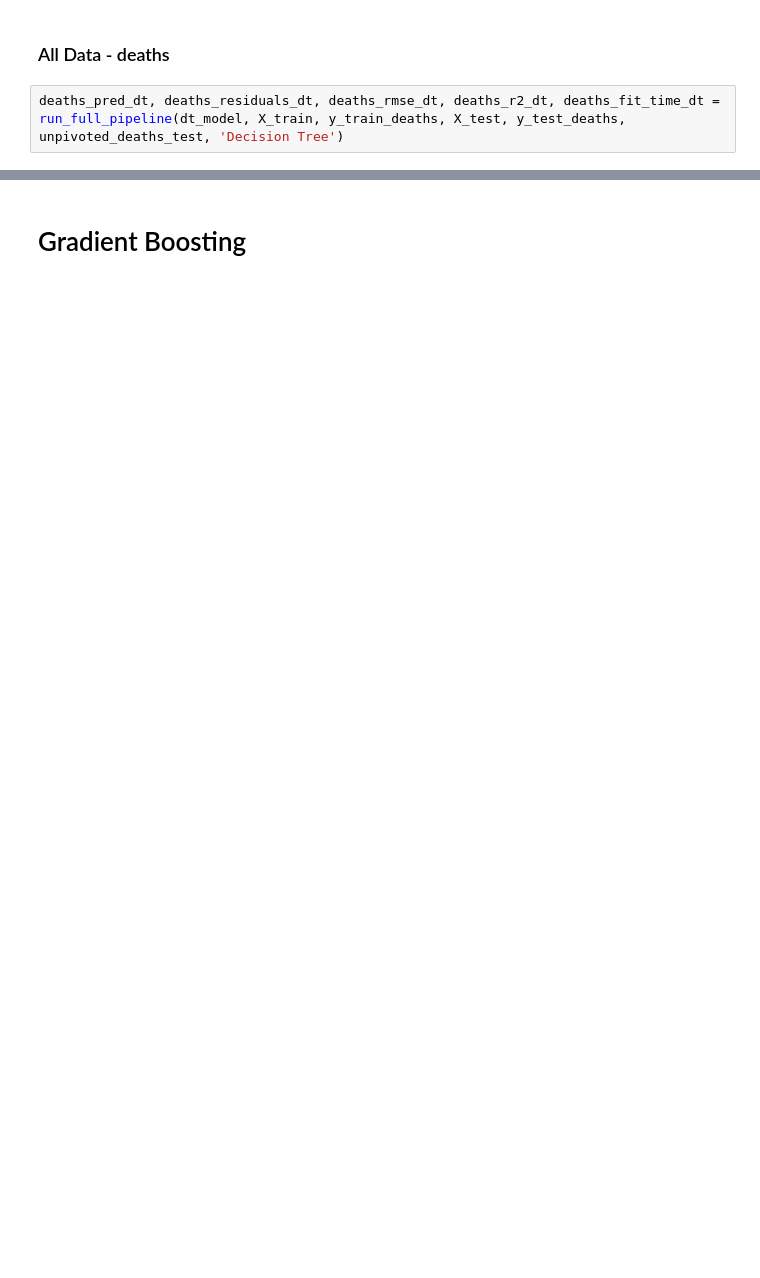
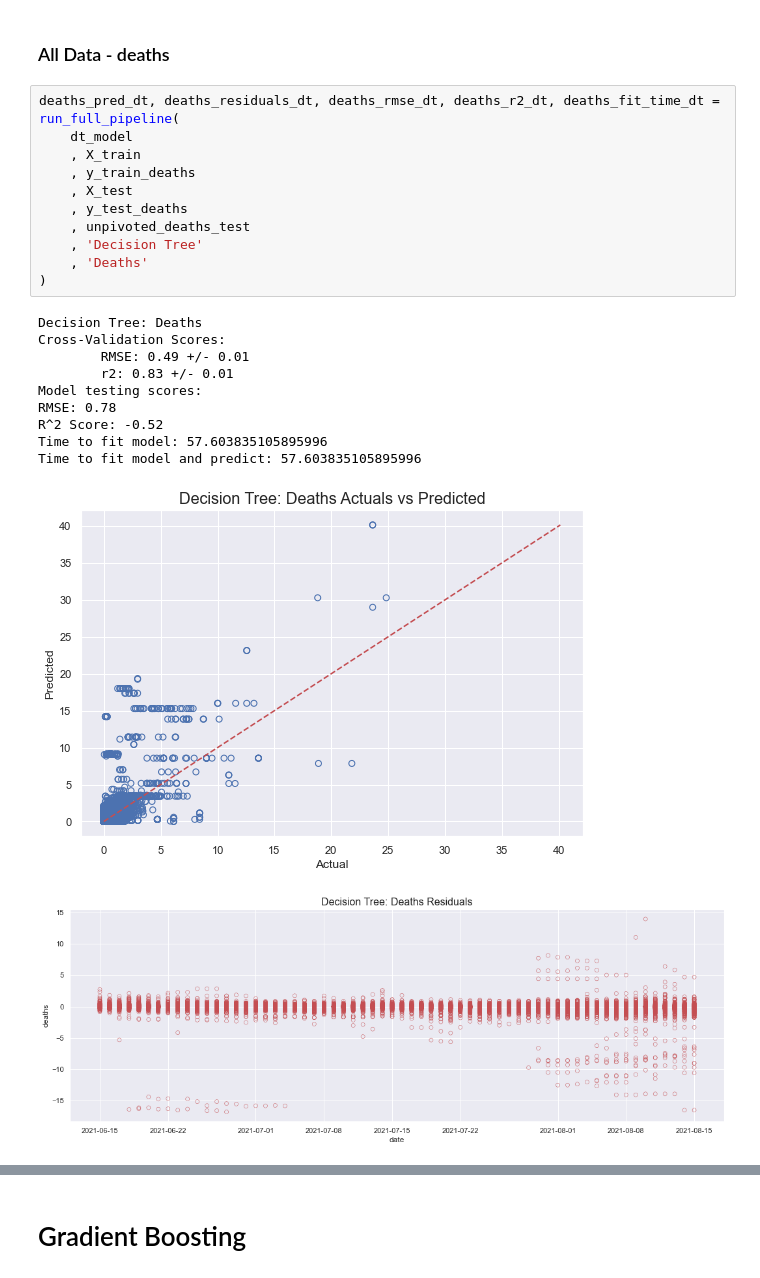
Before and after one commit to ehmartens/cs5644-project, a Jupyter notebook: Modeling Notebook.ipynb, the cells around one changed output, grey strips where cells are left out. Drawn from its saved outputs; the diff is of its cells as text; blank space fills up the shorter version.

```diff
--- a/Modeling Notebook.ipynb
+++ b/Modeling Notebook.ipynb
@@ -225,4 +250,25 @@ Time to fit model and predict: 47.25178599357605
 # %% [markdown]
 ### All Data - deaths
 # %%
-deaths_pred_dt, deaths_residuals_dt, deaths_rmse_dt, deaths_r2_dt, deaths_fit_time_dt = run_full_pipeline(dt_model, X_train, y_train_deaths, X_test, y_test_deaths, unpivoted_deaths_test, 'Decision Tree')
+deaths_pred_dt, deaths_residuals_dt, deaths_rmse_dt, deaths_r2_dt, deaths_fit_time_dt = run_full_pipeline(
+    dt_model
+    , X_train
+    , y_train_deaths
+    , X_test
+    , y_test_deaths
+    , unpivoted_deaths_test
+    , 'Decision Tree'
+    , 'Deaths'
+)
+# %% [output]
+Decision Tree: Deaths
+Cross-Validation Scores:
+        RMSE: 0.49 +/- 0.01
+        r2: 0.83 +/- 0.01
+Model testing scores:
+RMSE: 0.78
+R^2 Score: -0.52
+Time to fit model: 57.603835105895996
+Time to fit model and predict: 57.603835105895996
+[figure, added]
+[figure, added]
```
Also changed, not shown: parts of 12 cells of this notebook, 3 other files.
